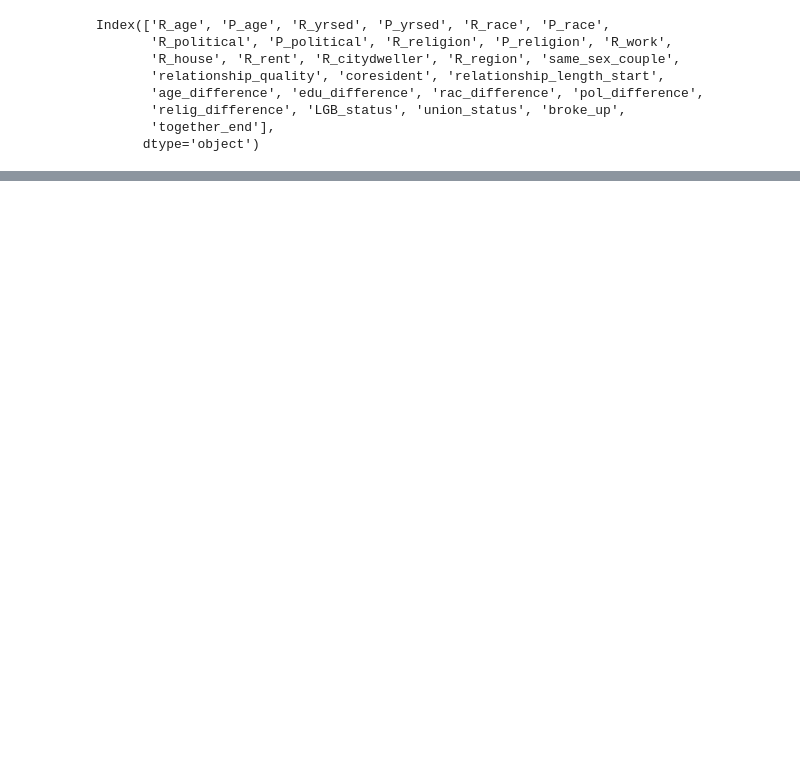
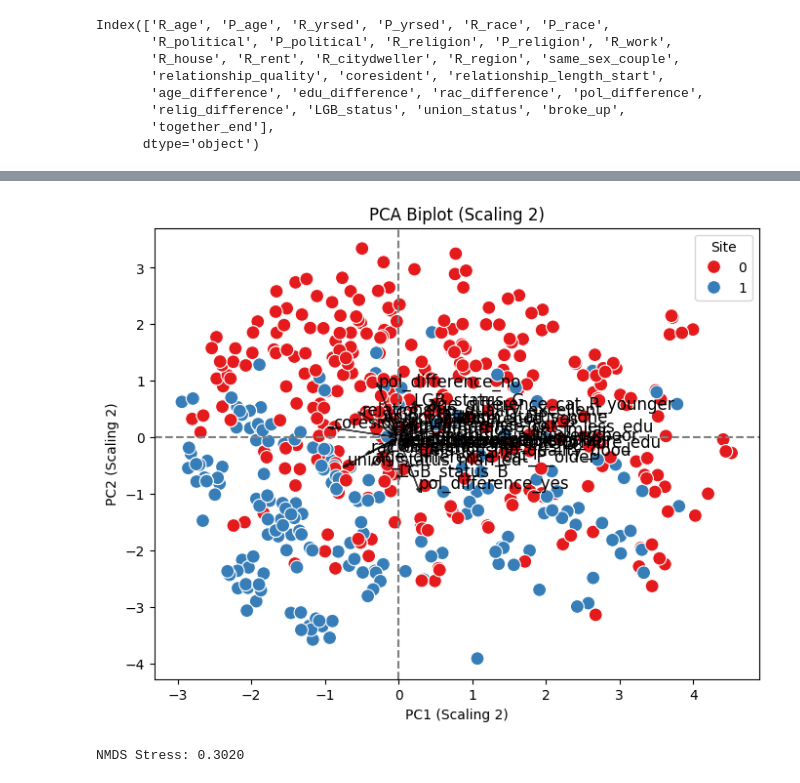
Before and after one commit to kvnpotter/HCMST, a Jupyter notebook: clustering_couples.ipynb, the cells around one changed output, grey strips where cells are left out. Drawn from its saved outputs; the diff is of its cells as text; code cells hidden in the pictures; blank space fills up the shorter version.

```diff
--- a/clustering_couples.ipynb
+++ b/clustering_couples.ipynb
@@ -582,0 +805,7 @@ AttributeError: module 'umap' has no attribute 'UMAP'
+# %%
+# Factor loadings (correlations between variables and PCs)
+loadings = pd.DataFrame(pca.components_.T,
+                        index=cat_data.columns,
+                        columns=[f"PC{i+1}" for i in range(len(cat_data.columns))])
+
+print(loadings)
@@ -582,0 +847,43 @@ AttributeError: module 'umap' has no attribute 'UMAP'
+# %%
+# Biplot with factor loadings
+# ANGLES between descriptors are retained and represent CORRELLATION
+
+fig, ax = plt.subplots(figsize=(8, 6))
+
+# Plot PCA scores
+sns.scatterplot(x=df_pca["PC1"], y=df_pca["PC2"], hue=clusters, palette="Set1", s=100, ax=ax)
+
+# Plot loadings (arrows)
+for i, feature in enumerate(loadings.index):
+    ax.arrow(0, 0, loadings["PC1"][i] * 2, loadings["PC2"][i] * 2,
+             color='black', alpha=0.7, head_width=0.05)
+    ax.text(loadings["PC1"][i] * 2, loadings["PC2"][i] * 2, feature, fontsize=12)
+
+plt.axhline(0, color='gray', linestyle='--')
+plt.axvline(0, color='gray', linestyle='--')
+plt.xlabel("PC1 (Scaling 2)")
+plt.ylabel("PC2 (Scaling 2)")
+plt.title("PCA Biplot (Scaling 2)")
+plt.legend(title="Site")
+plt.show()
+# %% [output]
+[figure, added]
+# %%
+# Try ordination with NMDS
+# Bray-Curtis distance is used since it is appropriate for NMDS
+
+distance_matrix = squareform(pdist(hell_data, metric="braycurtis"))
+
+# Run NMDS (2D solution)
+nmds = MDS(n_components=2, metric=False, dissimilarity="precomputed", random_state=42, max_iter=3000, eps=1e-9)
+nmds_results = nmds.fit_transform(distance_matrix)
+
+# Create DataFrame with NMDS results
+df_nmds = pd.DataFrame(nmds_results, columns=["NMDS1", "NMDS2"])
+df_nmds["Site"] = cat_data.index  # Retain site info
+
+# Stress value
+stress = nmds.stress_
+print(f"NMDS Stress: {stress:.4f}")
+# %% [output]
+NMDS Stress: 0.3020
```
Also changed, not shown: parts of 54 cells of this notebook, 3 other files.
